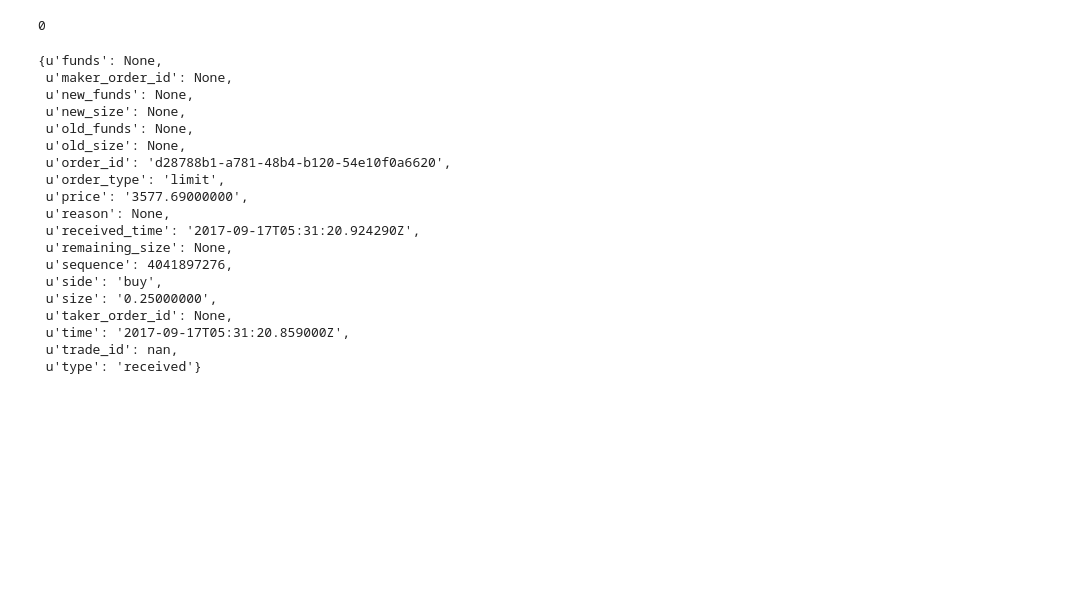
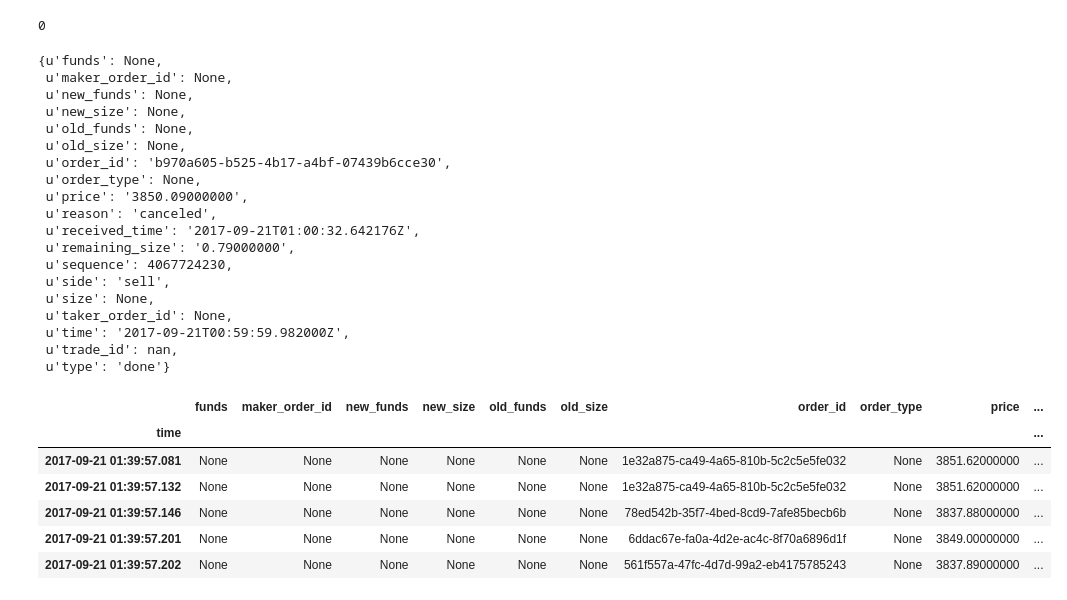
Before and after one commit to divir94/bitcoin, a Jupyter notebook: bitcoin/notebooks/Storage.ipynb, the cells around one changed output. Saved outputs shown, nothing was run; the diff lists cells and outputs as text; code cells hidden in the pictures; blank space fills up the shorter version.

```diff
--- a/bitcoin/notebooks/Storage.ipynb
+++ b/bitcoin/notebooks/Storage.ipynb
@@ -28,5 +28,5 @@ The snakeviz extension is already loaded. To reload it, use:
 reload(st)
 
 product_id = 'BTC-USD'
-book = st.get_book(product_id, timestamp=pd.datetime(2017, 9, 18, 10))
+book = st.get_book(product_id, timestamp=pd.datetime(2017, 9, 21, 1))
 # %% [output]
@@ -96,16 +104,34 @@ msgs.next()
  u'new_size': None,
  u'old_funds': None,
  u'old_size': None,
- u'order_id': 'd28788b1-a781-48b4-b120-54e10f0a6620',
- u'order_type': 'limit',
- u'price': '3577.69000000',
- u'reason': None,
- u'received_time': '2017-09-17T05:31:20.924290Z',
- u'remaining_size': None,
- u'sequence': 4041897276,
- u'side': 'buy',
- u'size': '0.25000000',
+ u'order_id': 'b970a605-b525-4b17-a4bf-07439b6cce30',
+ u'order_type': None,
+ u'price': '3850.09000000',
+ u'reason': 'canceled',
+ u'received_time': '2017-09-21T01:00:32.642176Z',
+ u'remaining_size': '0.79000000',
+ u'sequence': 4067724230,
+ u'side': 'sell',
+ u'size': None,
  u'taker_order_id': None,
- u'time': '2017-09-17T05:31:20.859000Z',
+ u'time': '2017-09-21T00:59:59.982000Z',
  u'trade_id': nan,
- u'type': 'received'}
+ u'type': 'done'}
+# %%
+num_msgs = []
+for i, msg in enumerate(msgs):
+    if i > 1000000:
+        break
+    num_msgs.append(msg)
+# %%
+df = pd.DataFrame(num_msgs).set_index('time')
+df.index = pd.to_datetime(df.index)
+df.head()
+# %% [output]
+|  | funds | maker_order_id | new_funds | new_size | old_funds | old_size | order_id | order_type | price | ... |
+| time |  |  |  |  |  |  |  |  |  | ... |
+| 2017-09-21 01:39:57.081 | None | None | None | None | None | None | 1e32a875-ca49-4a65-810b-5c2c5e5fe032 | None | 3851.62000000 | ... |
+| 2017-09-21 01:39:57.132 | None | None | None | None | None | None | 1e32a875-ca49-4a65-810b-5c2c5e5fe032 | None | 3851.62000000 | ... |
+| 2017-09-21 01:39:57.146 | None | None | None | None | None | None | 78ed542b-35f7-4bed-8cd9-7afe85becb6b | None | 3837.88000000 | ... |
+| 2017-09-21 01:39:57.201 | None | None | None | None | None | None | 6ddac67e-fa0a-4d2e-ac4c-8f70a6896d1f | None | 3849.00000000 | ... |
+| 2017-09-21 01:39:57.202 | None | None | None | None | None | None | 561f557a-47fc-4d7d-99a2-eb4175785243 | None | 3837.89000000 | ... |
```
Also changed, not shown: parts of 7 cells of this notebook, 1 other file.
